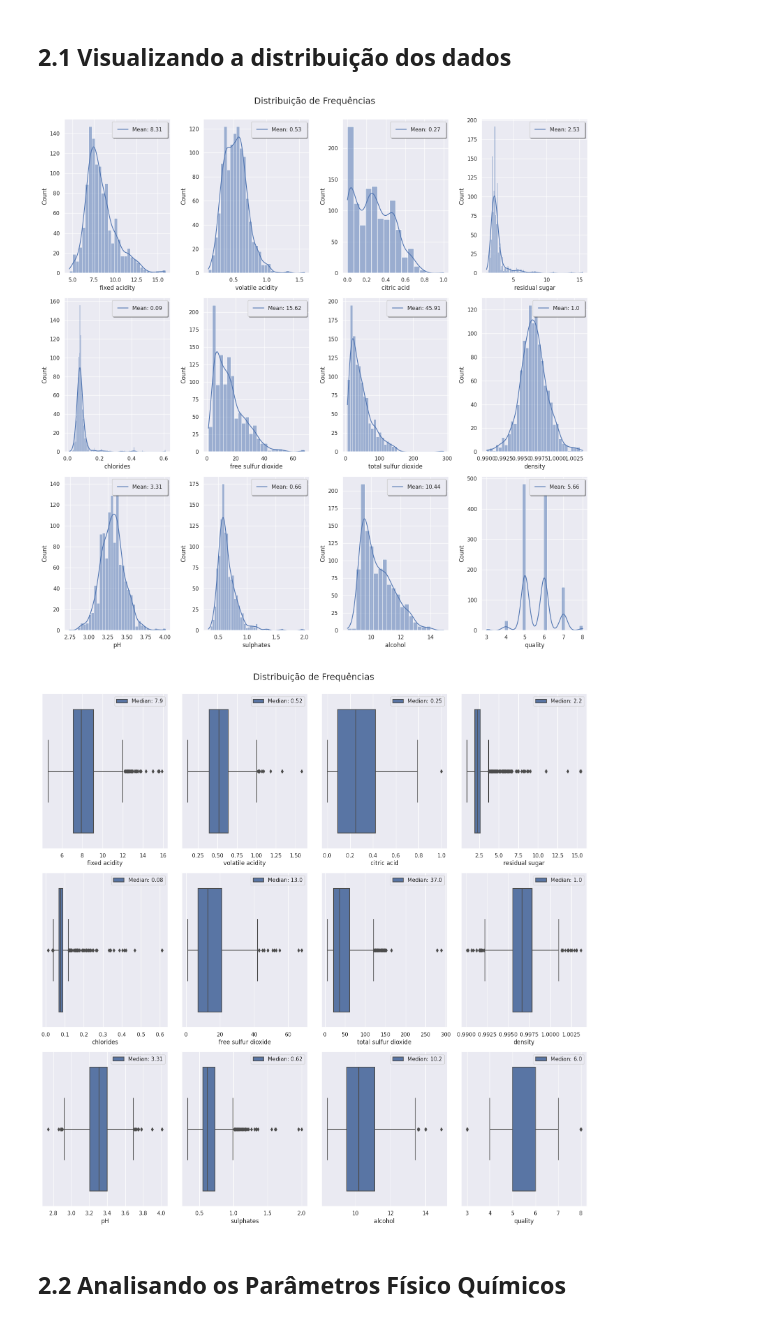
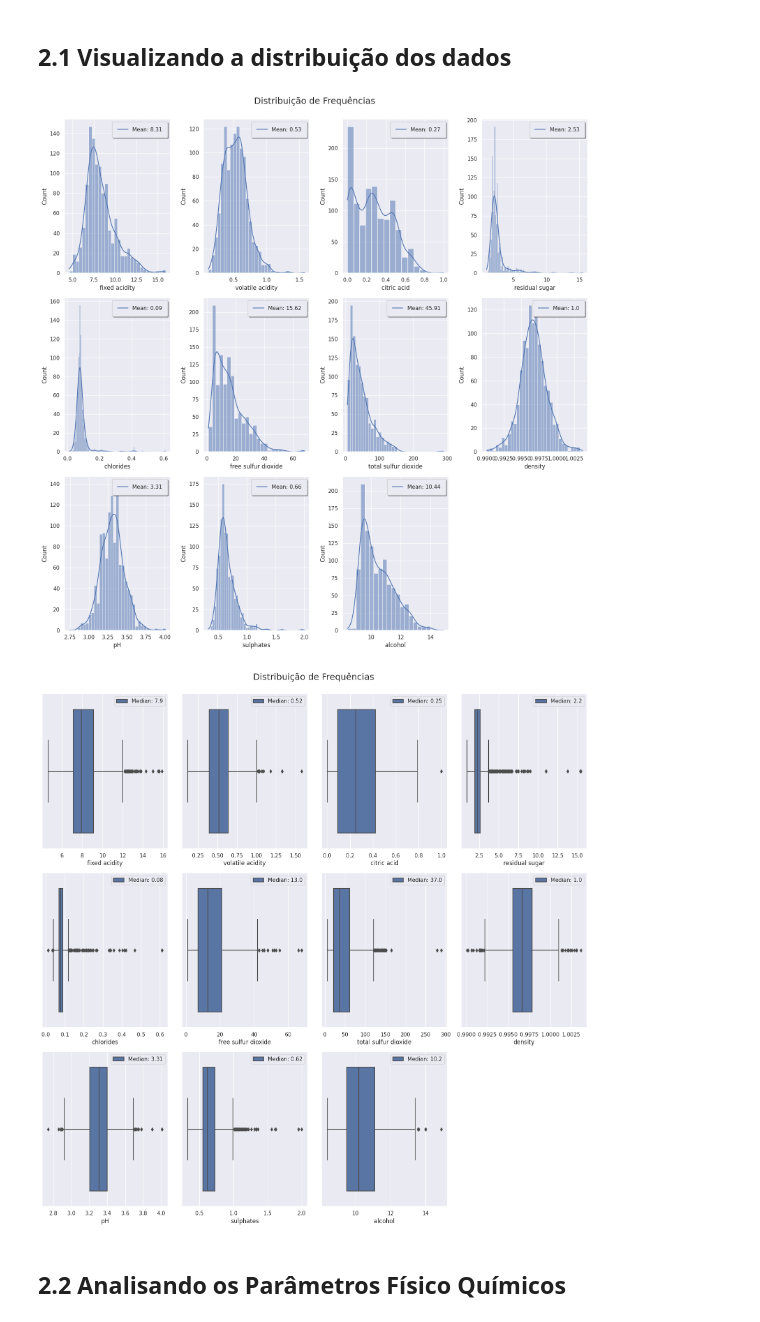
Before and after one commit to jmacedo91/01-World-Population-Data-Analysis, a Jupyter notebook: 002 - Wine Quality EDA and Classification.ipynb, the cells around one changed output. Cells and saved outputs as stored; diff of their text form; code cells hidden in the pictures.

```diff
--- a/002 - Wine Quality EDA and Classification.ipynb
+++ b/002 - Wine Quality EDA and Classification.ipynb
@@ -110,24 +110,26 @@ for i in range(3):
                       borderpad=1)
 
 fig.tight_layout()
+fig.delaxes(axes[2, -1])
 plt.show()
 # %% [output]
-[figure, old version]
+[figure, new version]
 # %%
 fig, axes = plt.subplots(3, 4, figsize=(16, 16), dpi=100)
 
 fig.suptitle('Distribuição de Frequências', y=1, fontsize=18)
 
 for i in range(3):
   for j in range(4):
     sns.boxplot(ax=axes[i, j], data=df, x=df[df.columns[(i * 3) + i + j]])
     feat_median = str(round(df[df.columns[(i * 3) + i + j]].describe()[5], 2))
     axes[i][j].legend(['Median: ' + feat_median])
 
 fig.tight_layout()
+fig.delaxes(axes[2, -1])
 plt.show()
 # %% [output]
-[figure, old version]
+[figure, new version]
 # %% [markdown]
 ## 2.2 Analisando os Parâmetros Físico Químicos
 # %% [markdown]
```
Also changed, not shown: parts of 14 cells of this notebook.
